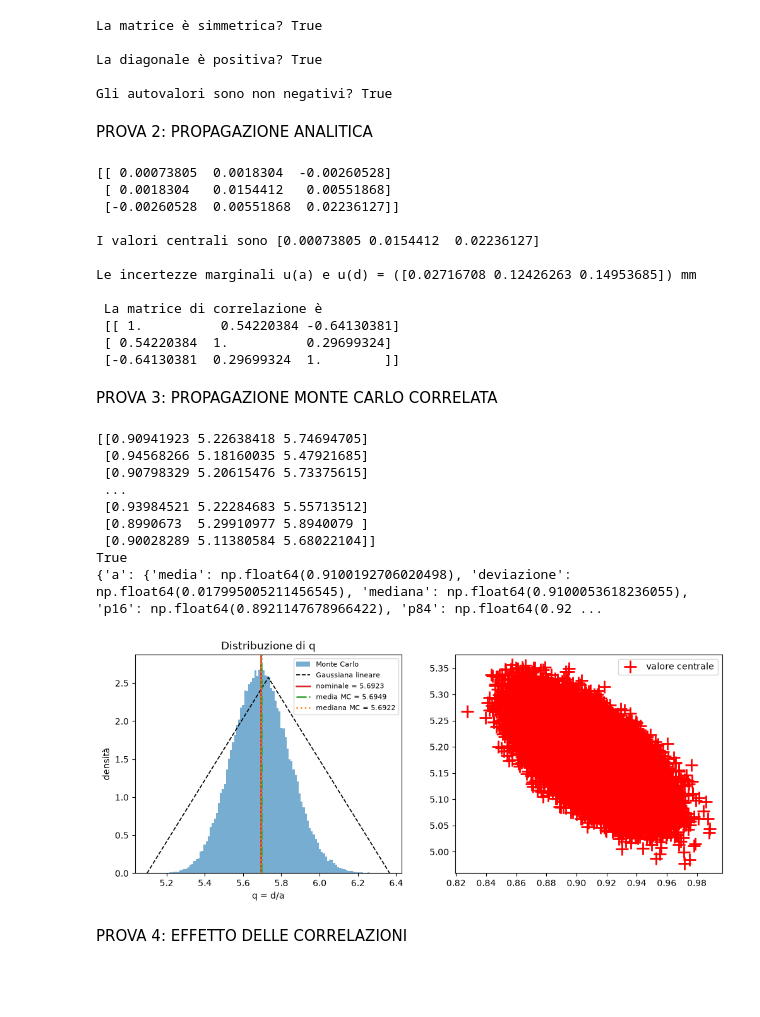
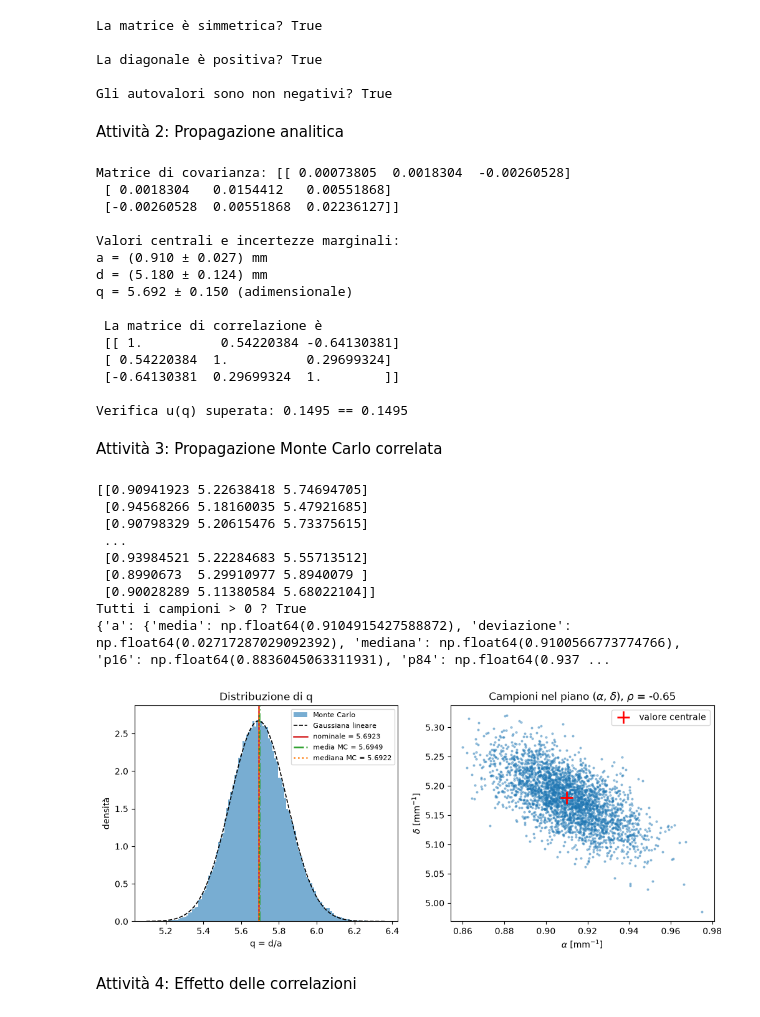
Before and after one commit to Iree24/labinformatica2, a Jupyter notebook: prova3.ipynb, the cells around one changed output. Cells and saved outputs as stored; diff of their text form; code cells hidden in the pictures; blank space fills up the shorter version.

```diff
--- a/prova3.ipynb
+++ b/prova3.ipynb
@@ -106,7 +104,7 @@ La diagonale è positiva? True
 
 Gli autovalori sono non negativi? True
 # %% [markdown]
-PROVA 2: PROPAGAZIONE ANALITICA
+Attività 2: Propagazione analitica
 # %%
 a = alfa / (k*sx) #(mm)
 d = delta / (k*sx) #(mm)
@@ -119,39 +117,46 @@ J = np.array([
         [0,        1/(k*sx), -delta/(k**2*sx), -delta/(k*sx**2)],
         [-delta/alfa**2, 1/alfa,     0,             0           ],
     ])
-#propagazione lineare
+
+#Propagazione lineare
 C_g = J @ C_z @ J.T
-print(C_g)
+print("Matrice di covarianza:", C_g)
 
-#valori diagonali, incertezze marginali
-print(f"\nI valori centrali sono {np.diag(C_g)}")
+#valori centrali, incertezze marginali
+Cov = np.sqrt(np.diag(C_g))
 
-Cov = np.sqrt(np.diag(C_g))
-print(f"\nLe incertezze marginali u(a) e u(d) = ({Cov}) mm ")
+print(f"\nValori centrali e incertezze marginali:")
+print(f"a = ({a:.3f} ± {Cov[0]:.3f}) mm")
+print(f"d = ({d:.3f} ± {Cov[1]:.3f}) mm")
+print(f"q = {q:.3f} ± {Cov[2]:.3f} (adimensionale)")
 
 #matrice di correlazione di a,d e q
 corr_matrix_g = C_g/np.outer(Cov,Cov)
 print(f"\n La matrice di correlazione è \n {corr_matrix_g}")
 
-#verifichiamo (aggiungere)
+#verifica analitica per q
 blocco2 = (u_delta/delta)**2 + (u_alfa/alfa)**2 - 2*C_z[0, 1]/(alfa*delta)
 u_q = q * np.sqrt(blocco2)
 assert np.isclose(u_q, Cov[2])
+print(f"\nVerifica u(q) superata: {u_q:.4f} == {Cov[2]:.4f}")
 # %% [output]
-[[ 0.00073805  0.0018304  -0.00260528]
+Matrice di covarianza: [[ 0.00073805  0.0018304  -0.00260528]
  [ 0.0018304   0.0154412   0.00551868]
  [-0.00260528  0.00551868  0.02236127]]
 
-I valori centrali sono [0.00073805 0.0154412  0.02236127]
-
-Le incertezze marginali u(a) e u(d) = ([0.02716708 0.12426263 0.14953685]) mm
+Valori centrali e incertezze marginali:
+a = (0.910 ± 0.027) mm
+d = (5.180 ± 0.124) mm
+q = 5.692 ± 0.150 (adimensionale)
 
  La matrice di correlazione è
  [[ 1.          0.54220384 -0.64130381]
  [ 0.54220384  1.          0.29699324]
  [-0.64130381  0.29699324  1.        ]]
+
+Verifica u(q) superata: 0.1495 == 0.1495
 # %% [markdown]
-PROVA 3: PROPAGAZIONE MONTE CARLO CORRELATA
+Attività 3: Propagazione Monte Carlo correlata
 # %%
 
 #generazione del campione
@@ -177,16 +182,17 @@ def calcola_grandezze(campioni) :
    return np.column_stack((a_mc, d_mc, q_mc))
 val = calcola_grandezze(campioni)
 print(val)
+a_mc, d_mc, q_mc = val[:, 0], val[:, 1], val[:, 2]
 
 #controllo dell'ammissibilità fisica
-print(np.all(campioni > 0))
+print("Tutti i campioni > 0 ?", np.all(campioni > 0))
 
 #calcolo delle statistiche delle distribuzioni
-def calcola_statistica(campioni):
+def calcola_statistica(matrice_dati):
     nomi = ["a", "d", "q"]
     risultati = {}
     for i, nome in enumerate(nomi):
-        valori=campioni[:,i]
+        valori= matrice_dati[:,i]
         media = np.mean(valori)
         std_dev = np.std(valori,ddof=1)
         mediana = np.median(valori)
@@ -200,43 +206,44 @@ def calcola_statistica(campioni):
             }
     return risultati
 
-stat = calcola_statistica(campioni)
+stat = calcola_statistica(val)
 print (stat)
 
 #istogramma di q (controllare gaussiana, secondo me potremmo snellire un po')
 fig, ax = plt.subplots(1, 2, figsize=(12, 4.5))
 ax[0].hist(q_mc, bins=120, density=True, alpha=0.6, label="Monte Carlo")
-xs = np.linspace(q_mc.min(), q_mc.max(), 3)
+xs = np.linspace(q_mc.min(), q_mc.max(), 300) #3
 uq = Cov[2]
 ax[0].plot(xs, np.exp(-0.5*((xs - q)/uq)**2)/(uq*np.sqrt(2*np.pi)),
            "k--", lw=1.2, label="Gaussiana lineare")
 ax[0].axvline(q, color="C3", lw=1.8, label=f"nominale = {q:.4f}")
 ax[0].axvline(q_mc.mean(),  color="C2", lw=1.8, ls="-.", label=f"media MC = {q_mc.mean():.4f}")
 ax[0].axvline(np.median(q_mc), color="C1", lw=1.8, ls=":", label=f"mediana MC = {np.median(q_mc):.4f}")
 ax[0].set_xlabel("q = d/a"); ax[0].set_ylabel("densità"); ax[0].set_title("Distribuzione di q")
 ax[0].legend(fontsize=8)
 
 #scatter plot nel piano (alfa, delta)
 idx = np.random.default_rng(1).choice(M, 3000, replace=False)
 ax[1].scatter(campioni[idx, 0], campioni[idx, 1], s=4, alpha=0.4)
-ax[1].plot(alfa_mc, delta_mc, "r+", ms=14, mew=2, label="valore centrale")
-#ax[1].set_xlabel(r"$\ alfa_mc$ [mm$^{-1}$]"); ax[1].set_ylabel(r"$\delta_mc$ [mm$^{-1}$]")
-#ax[1].set_title(fr"Campioni nel piano ($\alfa_mc$,$\delta_mc$), $\rho$ = {np.corrcoef(campioni[:,0], campioni[:,1])[0,1]:.2f}")
+ax[1].plot(alfa, delta, "r+", ms=14, mew=2, label="valore centrale")
+ax[1].set_xlabel(r"$\alpha$ [mm$^{-1}$]")
+ax[1].set_ylabel(r"$\delta$ [mm$^{-1}$]")
+ax[1].set_title(fr"Campioni nel piano ($\alpha$, $\delta$), $\rho$ = {np.corrcoef(campioni[:,0], campioni[:,1])[0,1]:.2f}")
 ax[1].legend()
 plt.show()
 # %% [output]
 [[0.90941923 5.22638418 5.74694705]
  [0.94568266 5.18160035 5.47921685]
  [0.90798329 5.20615476 5.73375615]
  ...
  [0.93984521 5.22284683 5.55713512]
  [0.8990673  5.29910977 5.8940079 ]
  [0.90028289 5.11380584 5.68022104]]
-True
-{'a': {'media': np.float64(0.9100192706020498), 'deviazione': np.float64(0.017995005211456545), 'mediana': np.float64(0.9100053618236055), 'p16': np.float64(0.8921147678966422), 'p84': np.float64(0.92 ...
+Tutti i campioni > 0 ? True
+{'a': {'media': np.float64(0.9104915427588872), 'deviazione': np.float64(0.02717287029092392), 'mediana': np.float64(0.9100566773774766), 'p16': np.float64(0.8836045063311931), 'p84': np.float64(0.937 ...
-[figure, old version]
+[figure, new version]
 # %% [markdown]
-PROVA 4: EFFETTO DELLE CORRELAZIONI
+Attività 4: Effetto delle correlazioni
 # %%
 import pandas as pd #per la tabella di confronto
 
```
Also changed, not shown: parts of 2 cells of this notebook, 2 other files.
